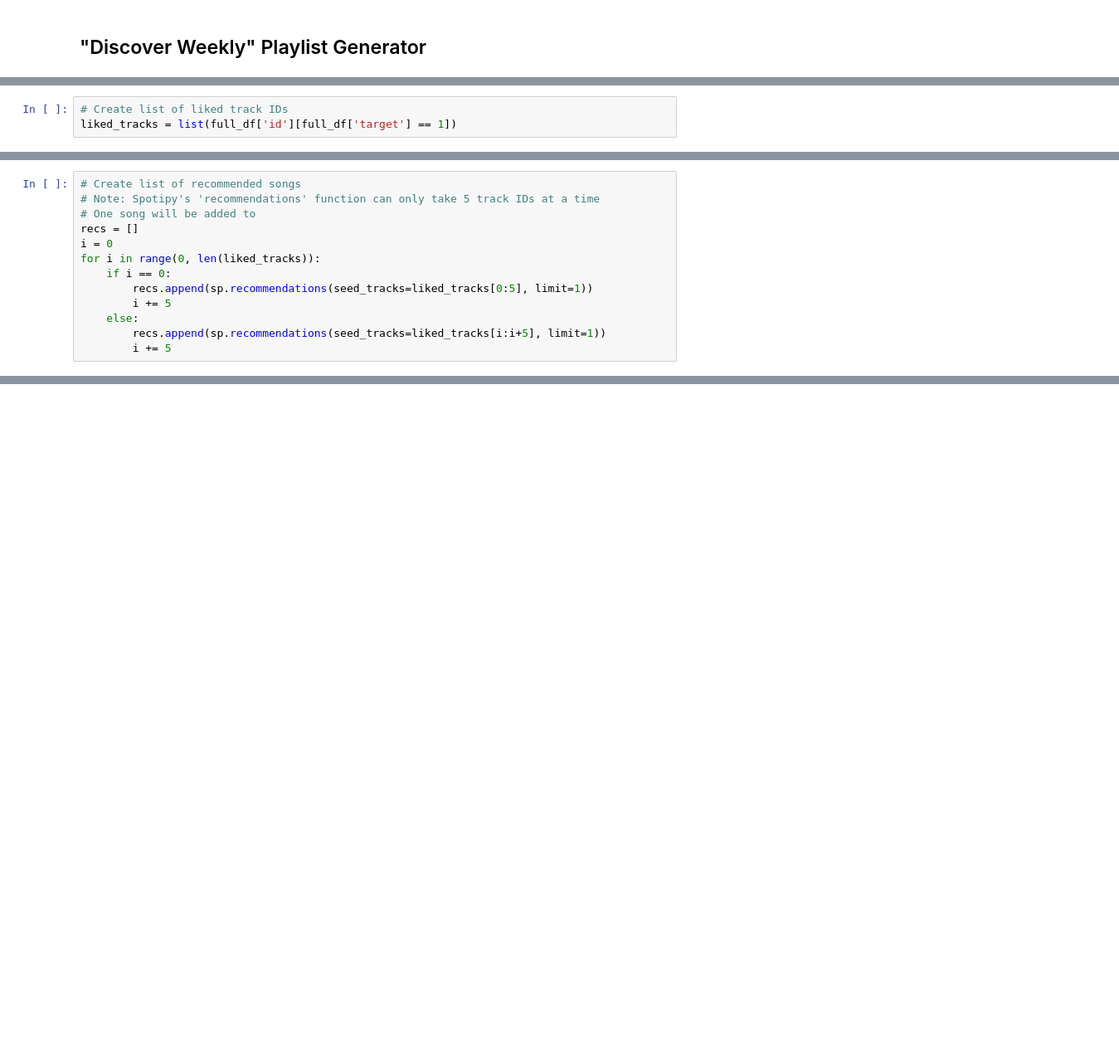
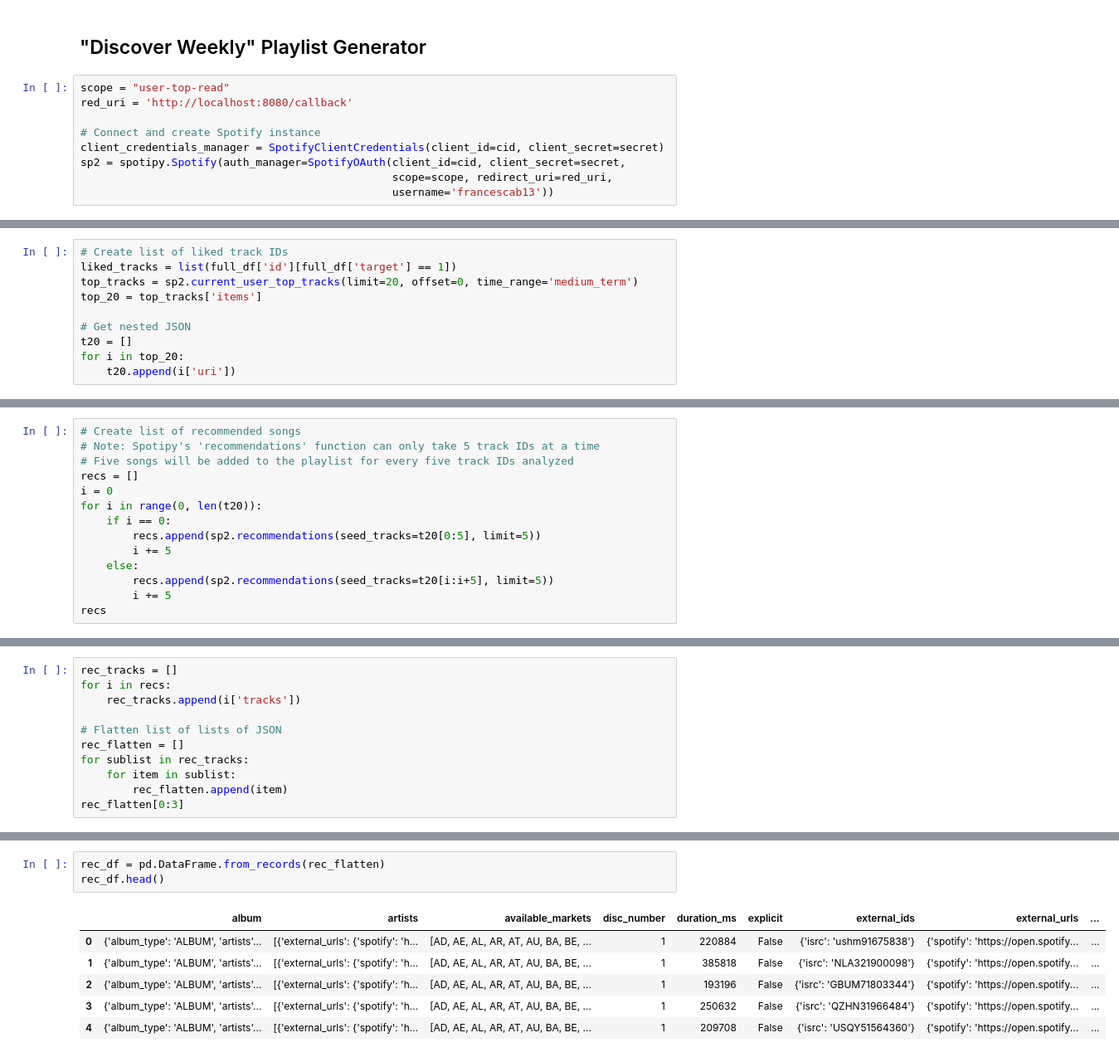
Before and after one commit to francescabeller/MSDS-696-Practicum, a Jupyter notebook: spotify_recommender.ipynb, the cells around one changed output, grey strips where cells are left out. Shown at 83% size. Cells and saved outputs as stored; diff of their text form; blank space fills up the shorter version.

```diff
--- a/spotify_recommender.ipynb
+++ b/spotify_recommender.ipynb
@@ -679,3 +685,12 @@ weighted avg       0.82      0.78      0.77        50
 [figure]
 # %% [markdown]
 ## "Discover Weekly" Playlist Generator
+# %%
+scope = "user-top-read"
+red_uri = 'http://localhost:8080/callback'
+
+# Connect and create Spotify instance
+client_credentials_manager = SpotifyClientCredentials(client_id=cid, client_secret=secret)
+sp2 = spotipy.Spotify(auth_manager=SpotifyOAuth(client_id=cid, client_secret=secret,
+                                                scope=scope, redirect_uri=red_uri,
+                                                username='francescab13'))
@@ -682,3 +708,10 @@ weighted avg       0.82      0.78      0.77        50
 # %%
 # Create list of liked track IDs
 liked_tracks = list(full_df['id'][full_df['target'] == 1])
+top_tracks = sp2.current_user_top_tracks(limit=20, offset=0, time_range='medium_term')
+top_20 = top_tracks['items']
+
+# Get nested JSON
+t20 = []
+for i in top_20:
+    t20.append(i['uri'])
@@ -685,14 +739,15 @@ liked_tracks = list(full_df['id'][full_df['target'] == 1])
 # %%
 # Create list of recommended songs
 # Note: Spotipy's 'recommendations' function can only take 5 track IDs at a time
-# One song will be added to
+# Five songs will be added to the playlist for every five track IDs analyzed
 recs = []
 i = 0
-for i in range(0, len(liked_tracks)):
+for i in range(0, len(t20)):
     if i == 0:
-        recs.append(sp.recommendations(seed_tracks=liked_tracks[0:5], limit=1))
+        recs.append(sp2.recommendations(seed_tracks=t20[0:5], limit=5))
         i += 5
     else:
-        recs.append(sp.recommendations(seed_tracks=liked_tracks[i:i+5], limit=1))
+        recs.append(sp2.recommendations(seed_tracks=t20[i:i+5], limit=5))
         i += 5
+recs
 # %% [output]
@@ -699,0 +771,11 @@ KeyboardInterrupt:
+# %%
+rec_tracks = []
+for i in recs:
+    rec_tracks.append(i['tracks'])
+
+# Flatten list of lists of JSON
+rec_flatten = []
+for sublist in rec_tracks:
+    for item in sublist:
+        rec_flatten.append(item)
+rec_flatten[0:3]
@@ -699,0 +800,10 @@ KeyboardInterrupt:
+# %%
+rec_df = pd.DataFrame.from_records(rec_flatten)
+rec_df.head()
+# %% [output]
+|  | album | artists | available_markets | disc_number | duration_ms | explicit | external_ids | external_urls | ... |
+| 0 | {'album_type': 'ALBUM', 'artists'... | [{'external_urls': {'spotify': 'h... | [AD, AE, AL, AR, AT, AU, BA, BE, ... | 1 | 220884 | False | {'isrc': 'ushm91675838'} | {'spotify': 'https://open.spotify... | ... |
+| 1 | {'album_type': 'ALBUM', 'artists'... | [{'external_urls': {'spotify': 'h... | [AD, AE, AL, AR, AT, AU, BA, BE, ... | 1 | 385818 | False | {'isrc': 'NLA321900098'} | {'spotify': 'https://open.spotify... | ... |
+| 2 | {'album_type': 'ALBUM', 'artists'... | [{'external_urls': {'spotify': 'h... | [AD, AE, AL, AR, AT, AU, BA, BE, ... | 1 | 193196 | False | {'isrc': 'GBUM71803344'} | {'spotify': 'https://open.spotify... | ... |
+| 3 | {'album_type': 'ALBUM', 'artists'... | [{'external_urls': {'spotify': 'h... | [AD, AE, AL, AR, AT, AU, BA, BE, ... | 1 | 250632 | False | {'isrc': 'QZHN31966484'} | {'spotify': 'https://open.spotify... | ... |
+| 4 | {'album_type': 'ALBUM', 'artists'... | [{'external_urls': {'spotify': 'h... | [AD, AE, AL, AR, AT, AU, BA, BE, ... | 1 | 209708 | False | {'isrc': 'USQY51564360'} | {'spotify': 'https://open.spotify... | ... |
```
Also changed, not shown: parts of 7 cells of this notebook, 1 other file.
